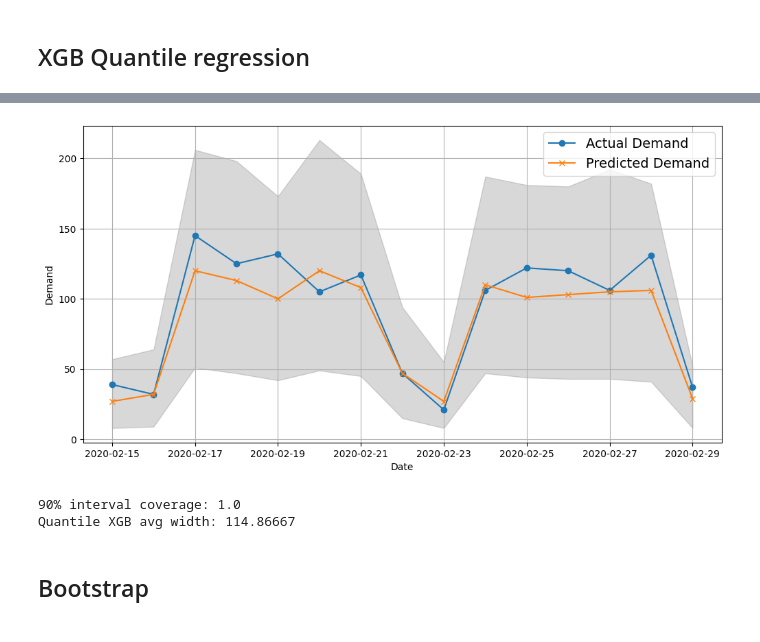
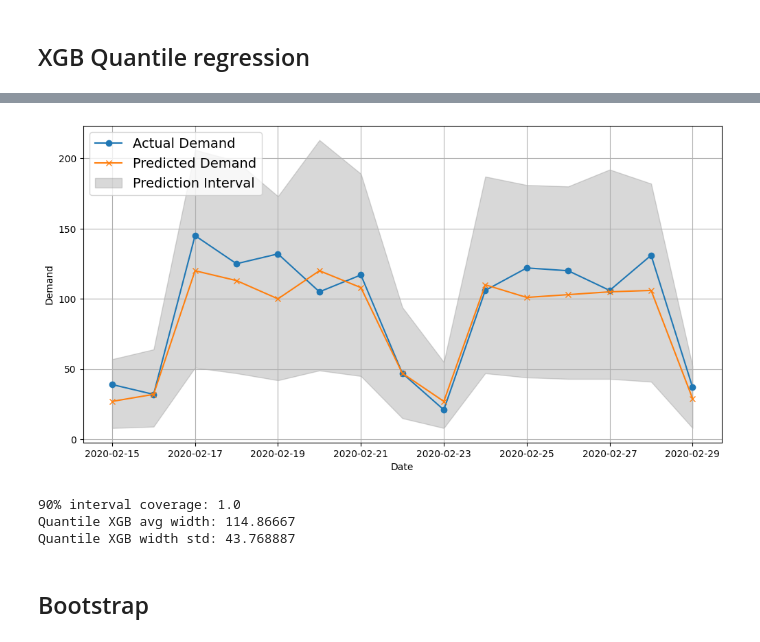
Before and after one commit to kristineAA/Thesis_project, a Jupyter notebook: Analysis Files/CI_analysis.ipynb, the cells around one changed output, grey strips where cells are left out. Cells and saved outputs as stored; diff of their text form; code cells hidden in the pictures.

```diff
--- a/Analysis Files/CI_analysis.ipynb
+++ b/Analysis Files/CI_analysis.ipynb
@@ -102,22 +104,23 @@ Working directory set to: /Users/kristineandersen/Desktop/Speciale/Thesis_projec
 # %%
 # plot
 plt.figure(figsize=(12, 6))
 plt.plot(S2_daily_agg["date"], S2_daily_agg["n"], label="Actual Demand", marker="o")
 plt.plot(S2_daily_agg["date"], S2_daily_agg["predicted"], label="Predicted Demand", marker="x")
 plt.fill_between(
     S2_daily_agg["date"],
     S2_daily_agg["lower_90"],
     S2_daily_agg["upper_90"],
     color="gray",
-    alpha=0.3
+    alpha=0.3,
+    label="Prediction Interval"
 )
 plt.xlabel("Date")
 plt.ylabel("Demand")
 plt.legend(fontsize=14)
 plt.grid()
 plt.show()
 # %% [output]
-[figure, old version]
+[figure, new version]
 # %%
 coverage_xgb = np.mean(
     (test_daily['n'] >= S2_daily_agg['lower_90']) & (test_daily['n'] <= S2_daily_agg['upper_90'])
@@ -126,10 +129,13 @@ print("90% interval coverage:", coverage_xgb)
 
 
 width_xgb = np.mean(S2_daily_agg['upper_90'] - S2_daily_agg['lower_90'])
+width_std_xgb = np.std(S2_daily_agg['upper_90'] - S2_daily_agg['lower_90'])
 print("Quantile XGB avg width:", width_xgb)
+print("Quantile XGB width std:", width_std_xgb)
 # %% [output]
 90% interval coverage: 1.0
 Quantile XGB avg width: 114.86667
+Quantile XGB width std: 43.768887
 # %% [markdown]
 ## Bootstrap
 # %%
```
Also changed, not shown: parts of 15 cells of this notebook, 33 other files.
